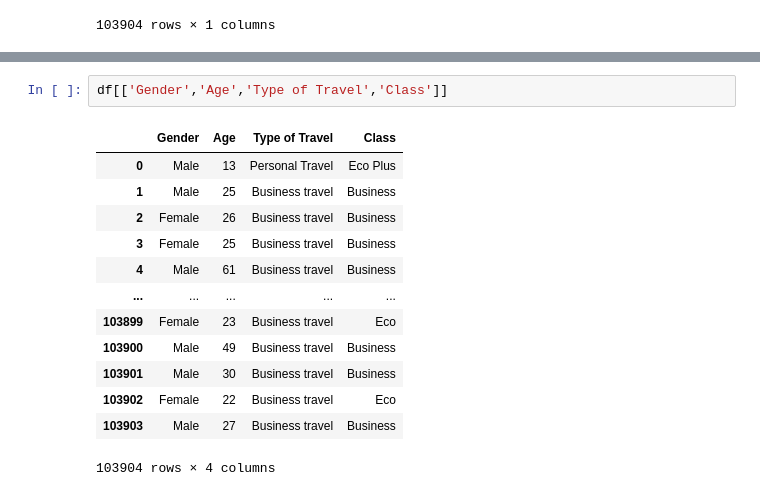
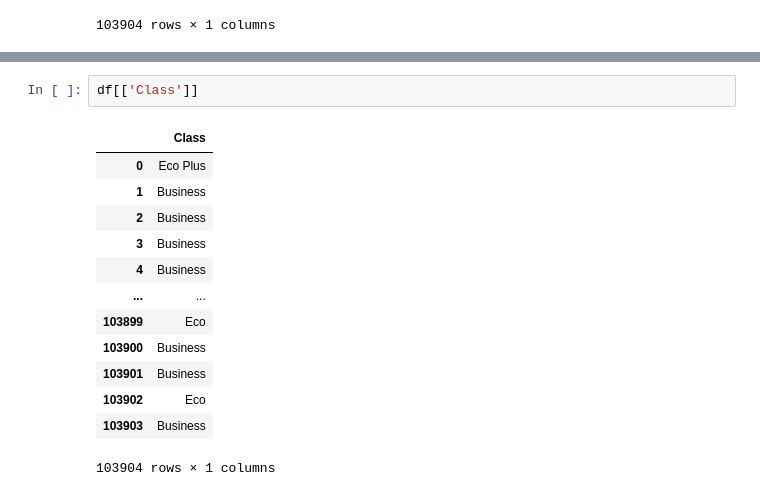
Before and after one commit to harshch0udhary/SITP-12TH-MAY-, a Jupyter notebook: PROJECT/project2.ipynb, the cells around one changed output, grey strips where cells are left out. Drawn from its saved outputs; the diff is of its cells as text.

```diff
--- a/PROJECT/project2.ipynb
+++ b/PROJECT/project2.ipynb
@@ -128,16 +169,16 @@ df[['Gender']] #it is used for acess any column in a tabular form
 # %%
-df[['Gender','Age','Type of Travel','Class']]
+df[['Class']]
 # %% [output]
-|  | Gender | Age | Type of Travel | Class |
-| 0 | Male | 13 | Personal Travel | Eco Plus |
-| 1 | Male | 25 | Business travel | Business |
-| 2 | Female | 26 | Business travel | Business |
-| 3 | Female | 25 | Business travel | Business |
-| 4 | Male | 61 | Business travel | Business |
-| ... | ... | ... | ... | ... |
-| 103899 | Female | 23 | Business travel | Eco |
-| 103900 | Male | 49 | Business travel | Business |
-| 103901 | Male | 30 | Business travel | Business |
-| 103902 | Female | 22 | Business travel | Eco |
-| 103903 | Male | 27 | Business travel | Business |
+|  | Class |
+| 0 | Eco Plus |
+| 1 | Business |
+| 2 | Business |
+| 3 | Business |
+| 4 | Business |
+| ... | ... |
+| 103899 | Eco |
+| 103900 | Business |
+| 103901 | Business |
+| 103902 | Eco |
+| 103903 | Business |
-103904 rows × 4 columns
+103904 rows × 1 columns
```
Also changed, not shown: parts of 50 cells of this notebook, 1 other file.
